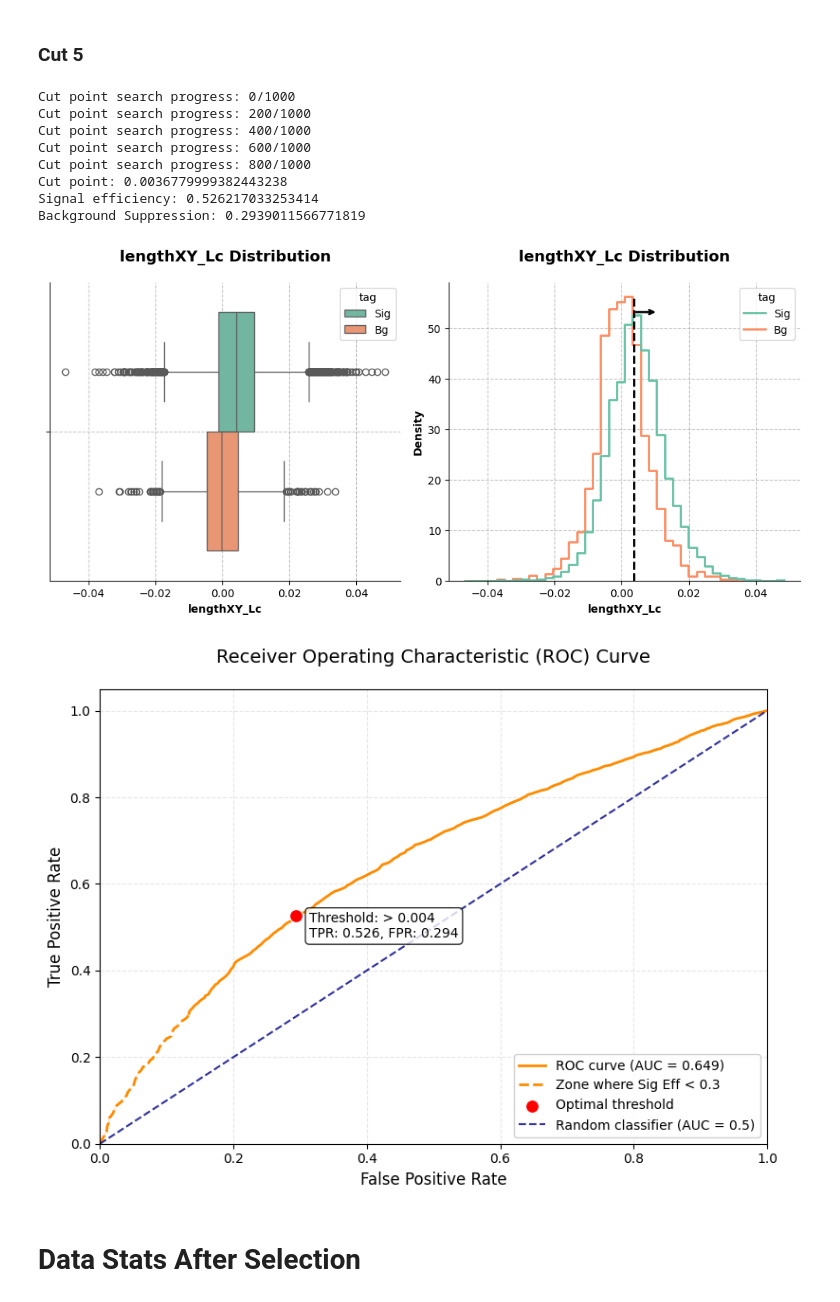
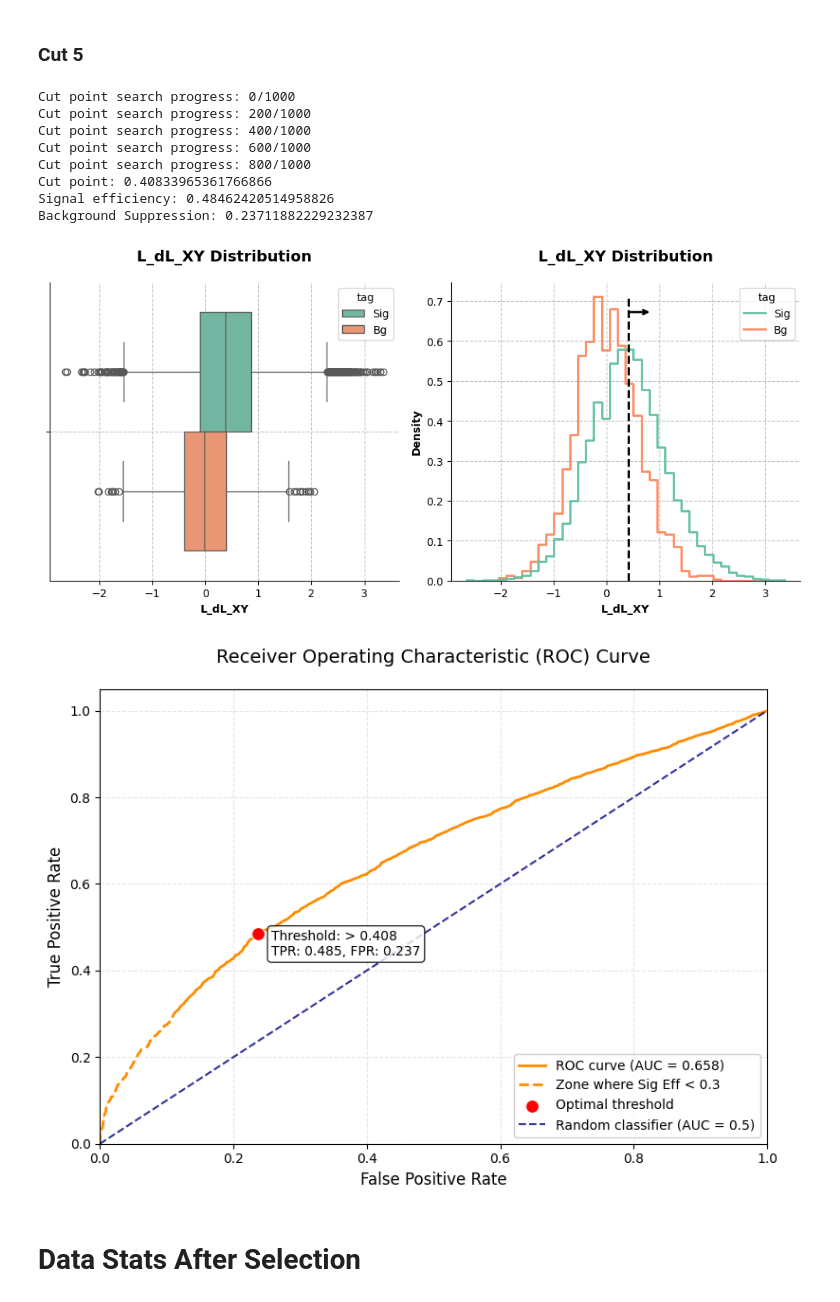
Before and after one commit to ArtSmirnovCH/SPD-Lc-pKpi-27, a Jupyter notebook: analysis_notebooks/main_analysis.ipynb, the cells around one changed output. Cells and saved outputs as stored; diff of their text form; code cells hidden in the pictures.

Commit message:
add L/dL selection

```diff
--- a/analysis_notebooks/main_analysis.ipynb
+++ b/analysis_notebooks/main_analysis.ipynb
@@ -67,7 +74,7 @@ Maximum S/sqrt(S+B): 5.96 at 2.284 GeV
 # %% [markdown]
 # Preselect Data
 # %%
-from selection_scripts import auto_preselection
+from analysis_scripts.selection_scripts import auto_preselection
 
 
 proc_df = raw_df.copy()
@@ -97,6 +104,9 @@ proc_df = proc_df.query(mask)
 sig_eff_presel = proc_df.loc[proc_df['tag'] == 'Sig', 'mass_Lc'].count() / raw_df.loc[raw_df['tag'] == 'Sig', 'mass_Lc'].count()
 bg_eff_presel = proc_df.loc[proc_df['tag'] == 'Bg', 'mass_Lc'].count() / raw_df.loc[raw_df['tag'] == 'Bg', 'mass_Lc'].count()
 
+proc_df['L_dL_XY'] = proc_df['lengthXY_Lc'] / proc_df['dLengthXY_Lc']
+proc_df['L_dL'] = proc_df['length_Lc'] / proc_df['dLength_Lc']
+
 print(f'Signal efficiency: {sig_eff_presel}')
 print(f'Background Suppression: {bg_eff_presel}')
 # %% [output]
@@ -573,12 +582,12 @@ Background Suppression: 0.20366206231930614
 # %% [markdown]
 ### Cut 5
 # %%
-from draw_scripts import draw_feature_distribution
-from draw_scripts import draw_roc
-from selection_scripts import find_optimal_cut_point
+from analysis_scripts.draw_scripts import draw_feature_distribution
+from analysis_scripts.draw_scripts import draw_roc
+from analysis_scripts.selection_scripts import find_optimal_cut_point
 
 
-feature = 'lengthXY_Lc'
+feature = "L_dL_XY"
 select_direction = 'right'
 metric_type = 'tpr_fpr'
 bounds = None
@@ -630,38 +639,38 @@ if metric_type not in ['significance', 'ratio']:
         best_tpr=best_tpr,
         best_fpr=best_fpr,
         select_direction=select_direction,
         mask=min_sig_sel_mask,
         min_sig_sel=min_sig_sel
     )
 
     plt.savefig(f'../plots/{feature}_roc_auc.pdf')
 
 if select_direction == 'right':
     proc_df = proc_df[proc_df[feature] > best_cut_x]
 else:
     proc_df = proc_df[proc_df[feature] < best_cut_x]
 
 print(f'Cut point: {best_cut_x}')
 
 sig_eff = proc_df.loc[proc_df['tag'] == 'Sig', 'mass_Lc'].count() / num_sig_before_sel
 bg_eff = proc_df.loc[proc_df['tag'] == 'Bg', 'mass_Lc'].count() / num_bg_before_sel
 
 total_sig_efficiency *= sig_eff
 total_bg_suppression *= bg_eff
 
 print(f'Signal efficiency: {sig_eff}')
 print(f'Background Suppression: {bg_eff}')
 # %% [output]
 Cut point search progress: 0/1000
 Cut point search progress: 200/1000
 Cut point search progress: 400/1000
 Cut point search progress: 600/1000
 Cut point search progress: 800/1000
-Cut point: 0.0036779999382443238
-Signal efficiency: 0.526217033253414
-Background Suppression: 0.2939011566771819
+Cut point: 0.40833965361766866
+Signal efficiency: 0.48462420514958826
+Background Suppression: 0.23711882229232387
-[figure, old version]
+[figure, new version]
-[figure, old version]
+[figure, new version]
 # %% [markdown]
 # Data Stats After Selection
 # %%
```
Also changed, not shown: parts of 11 cells of this notebook, 17 other files.
